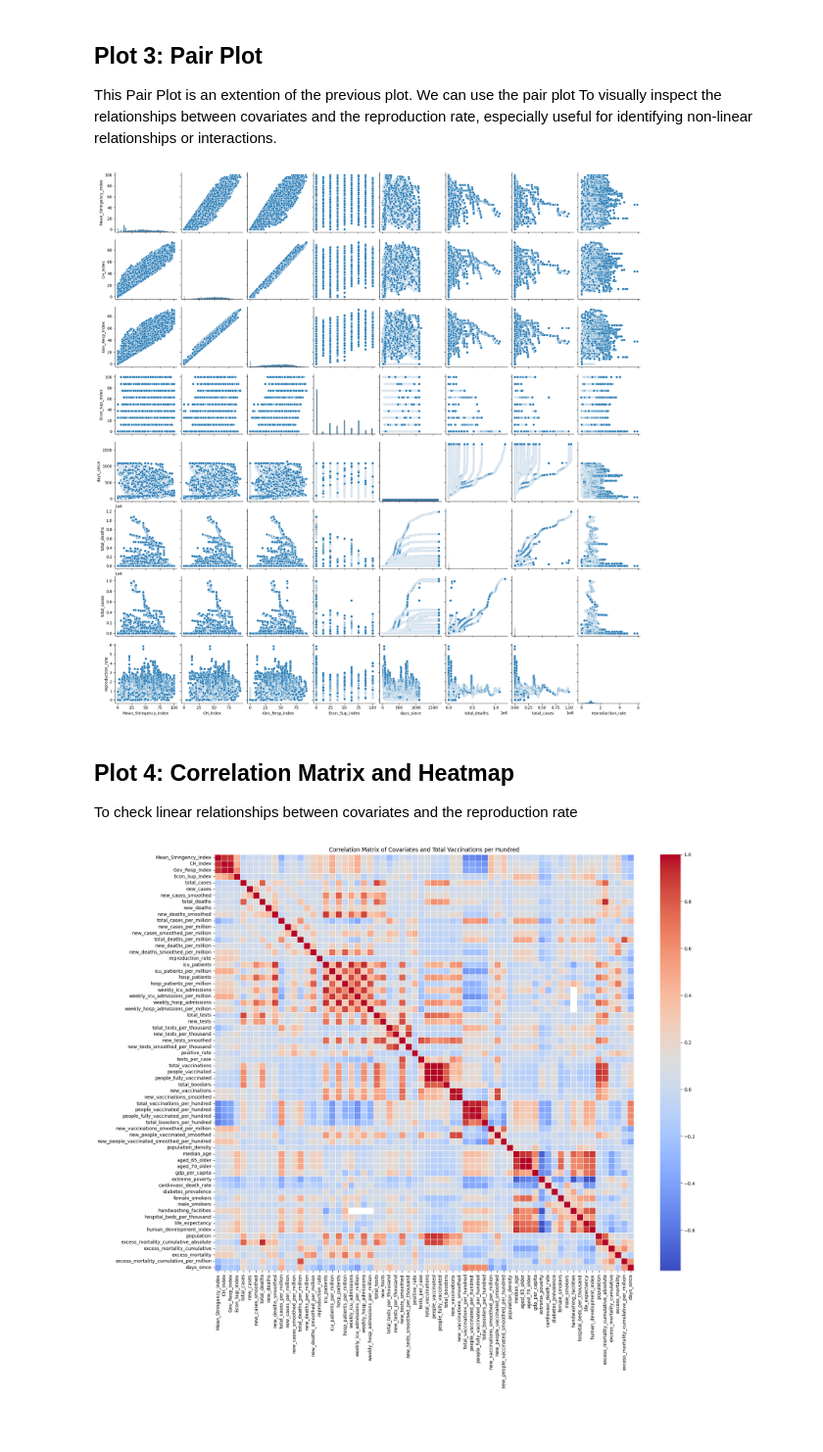
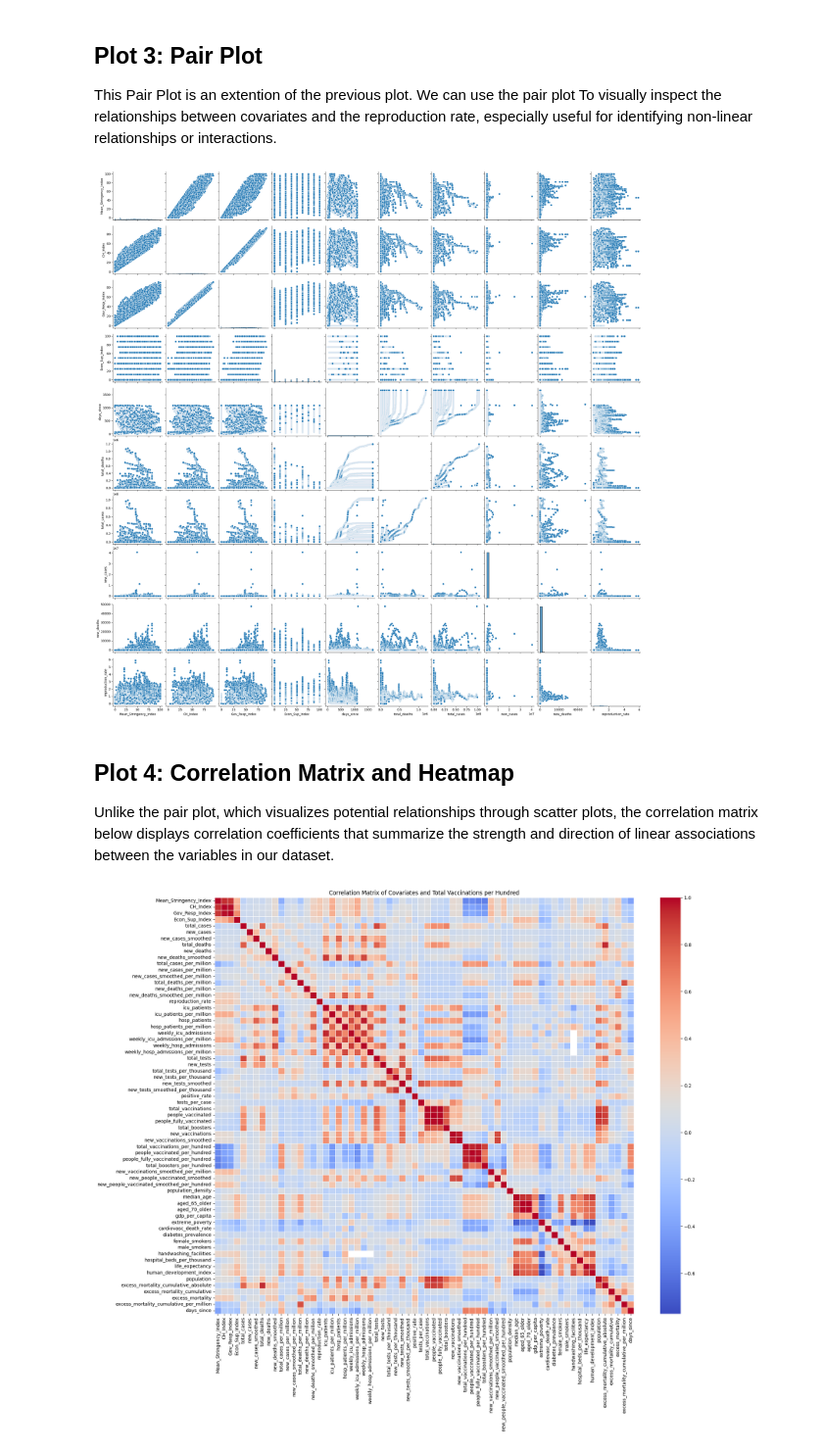
Before and after one commit to markmilner21/Assessment-1-Supervised-Prediction, a Jupyter notebook: Report/02-Data.ipynb, the cells around one changed output. Shown at 98% size. Cells and saved outputs as stored; diff of their text form; code cells hidden in the pictures; blank space fills up the shorter version.

```diff
--- a/Report/02-Data.ipynb
+++ b/Report/02-Data.ipynb
@@ -408,15 +408,15 @@ Analysis
 
 This Pair Plot is an extention of the previous plot. We can use the pair plot To visually inspect the relationships between covariates and the reproduction rate, especially useful for identifying non-linear relationships or interactions.
 # %%
-c = ['Mean_Stringency_Index','CH_Index', 'Gov_Resp_Index', 'Econ_Sup_Index','days_since','total_deaths','total_cases', 'reproduction_rate']
+c = ['Mean_Stringency_Index','CH_Index', 'Gov_Resp_Index', 'Econ_Sup_Index','days_since','total_deaths','total_cases','new_cases','new_deaths','reproduction_rate']
 sns.pairplot(combined_w_string_cols, vars=c)
 plt.show()
 # %% [output]
-[figure, old version]
+[figure, new version]
-# %% [markdown]
-## Plot 4: Correlation Matrix and Heatmap
-
-To check linear relationships between covariates and the reproduction rate
+# %% [markdown]
+## Plot 4: Correlation Matrix and Heatmap
+
+Unlike the pair plot, which visualizes potential relationships through scatter plots, the correlation matrix below displays correlation coefficients that summarize the strength and direction of linear associations between the variables in our dataset.
 # %%
 merged_df_no_string_columns = merged_df.iloc[:, 4:]
 merged_df_for_correl_matrix = merged_df_no_string_columns.drop(columns=['tests_units'])
```
Also changed, not shown: parts of 5 cells of this notebook, 3 other files.
